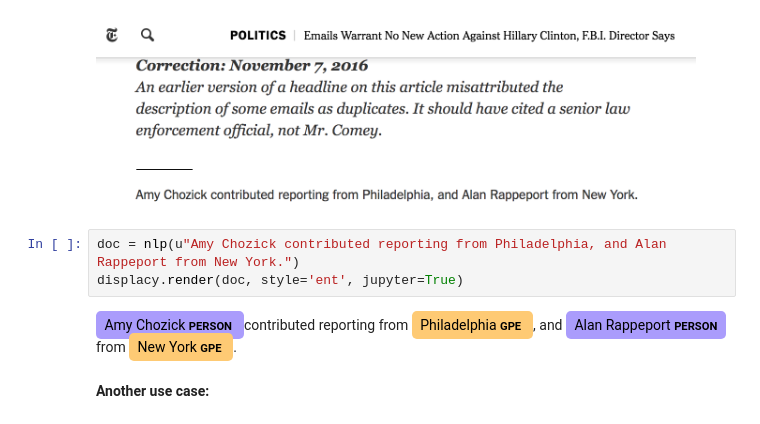
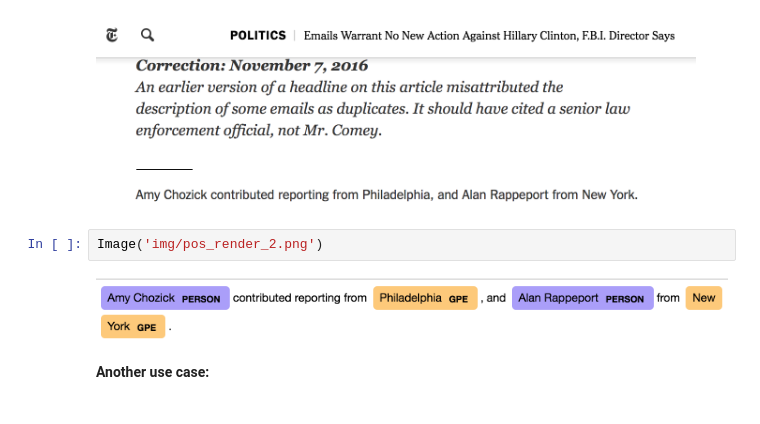
Before and after one commit to alex2awesome/investigative-reporting-lecture, a Jupyter notebook: 2017-12-01__demo.ipynb, the cells around one changed output. Saved outputs shown, nothing was run; the diff lists cells and outputs as text.

```diff
--- a/2017-12-01__demo.ipynb
+++ b/2017-12-01__demo.ipynb
@@ -225,11 +224,10 @@ Image(filename='img/byline_example.png', width=600)
 Image(filename='img/contribline_example.png', width=600)
 # %% [output]
 [figure]
-# %%
-doc = nlp(u"Amy Chozick contributed reporting from Philadelphia, and Alan Rappeport from New York.")
-displacy.render(doc, style='ent', jupyter=True)
-# %% [output]
-Amy Chozick PERSON contributed reporting from Philadelphia GPE , and Alan Rappeport PERSON from New York GPE .
+# %%
+Image('img/pos_render_2.png')
+# %% [output]
+[figure, added]
 # %% [markdown]
 __Another use case:__
 # %% [markdown]
```
Also changed, not shown: parts of 2 cells of this notebook, 2 other files.
